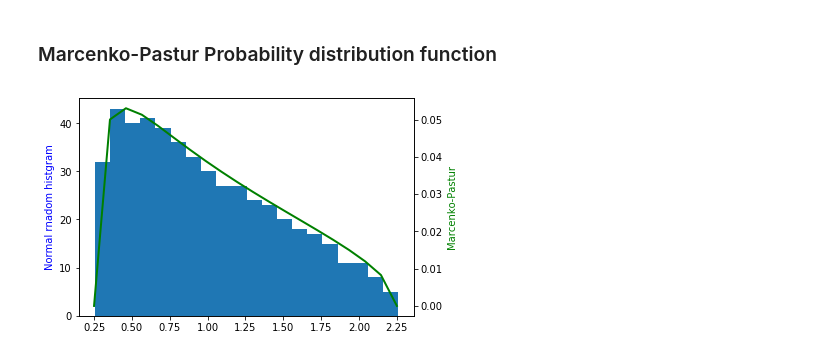
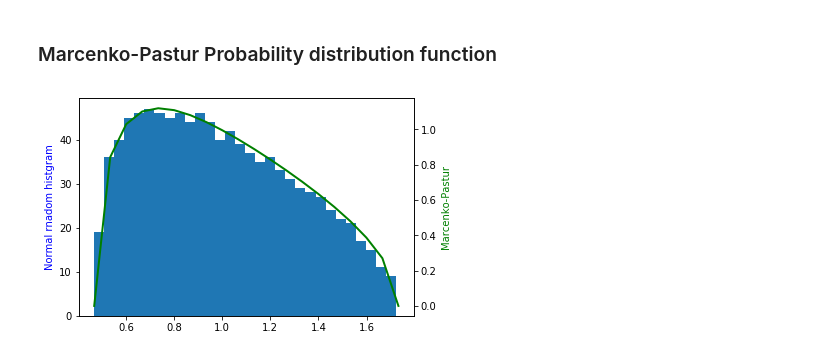
Before and after one commit to utopiangit/Financial, a Jupyter notebook: ml/Marcenko-Pastur.ipynb, the cells around one changed output. Saved outputs shown, nothing was run; the diff lists cells and outputs as text; code cells hidden in the pictures.

```diff
--- a/ml/Marcenko-Pastur.ipynb
+++ b/ml/Marcenko-Pastur.ipynb
@@ -3,9 +3,9 @@ import numpy as np
 import matplotlib.pyplot as plt
 import pandas as pd
 # %%
-n = 500
-T = 2000
-sigma = 1
+n = 1000
+T = 10000
+var = 1
 x = np.random.normal(0, sigma, (T, n))
 # %%
 C = np.dot(x.T, x) / T
@@ -18,24 +18,23 @@ w.sort()
 # %% [markdown]
 ### Marcenko-Pastur Probability distribution function
 # %%
-def mpPDF(t, n, sigma, pts = 20):
-    q = float(n) / t
-    lambdap = np.power(sigma * (1 + np.sqrt(q)), 2)
-    lambdan = np.power(sigma * (1 - np.sqrt(q)), 2)
+def mpPDF(var, q, pts = 20):
+    lambdap = var * np.power(1 + 1./np.sqrt(q), 2)
+    lambdan = var * np.power(1 - 1./np.sqrt(q), 2)
     x = np.linspace(lambdan, lambdap, pts)
-    y = q * np.sqrt((lambdap - x) * (x - lambdan)) / (2 * np.pi*x*np.power(sigma,2))
-    return (x, y)
+    y = np.sqrt((lambdap - x) * (x - lambdan)) / (2 * np.pi * x * np.power(sigma,2)) * q
+    return pd.Series(y, index = x)
 # %%
 fig, ax1 = plt.subplots()
 ax2 = ax1.twinx()
-ax1.hist(w, bins=20)
-ax2.plot(*mpPDF(T, n, sigma), 'g-', lw = 2)
+ax1.hist(w, bins=30)
+ax2.plot(mpPDF(var, float(T)/ n), 'g-', lw = 2)
 ax1.set_ylabel('Normal rnadom histgram', color='b')
 ax2.set_ylabel('Marcenko-Pastur', color='g')
 
 plt.show()
 # %% [output]
-[figure, old version]
+[figure, new version]
 # %%
 from sklearn.neighbors.kde import KernelDensity
 # Why not use sklearn.decomposition.PCA?
```
Also changed, not shown: parts of 9 cells of this notebook, 1 other file.
